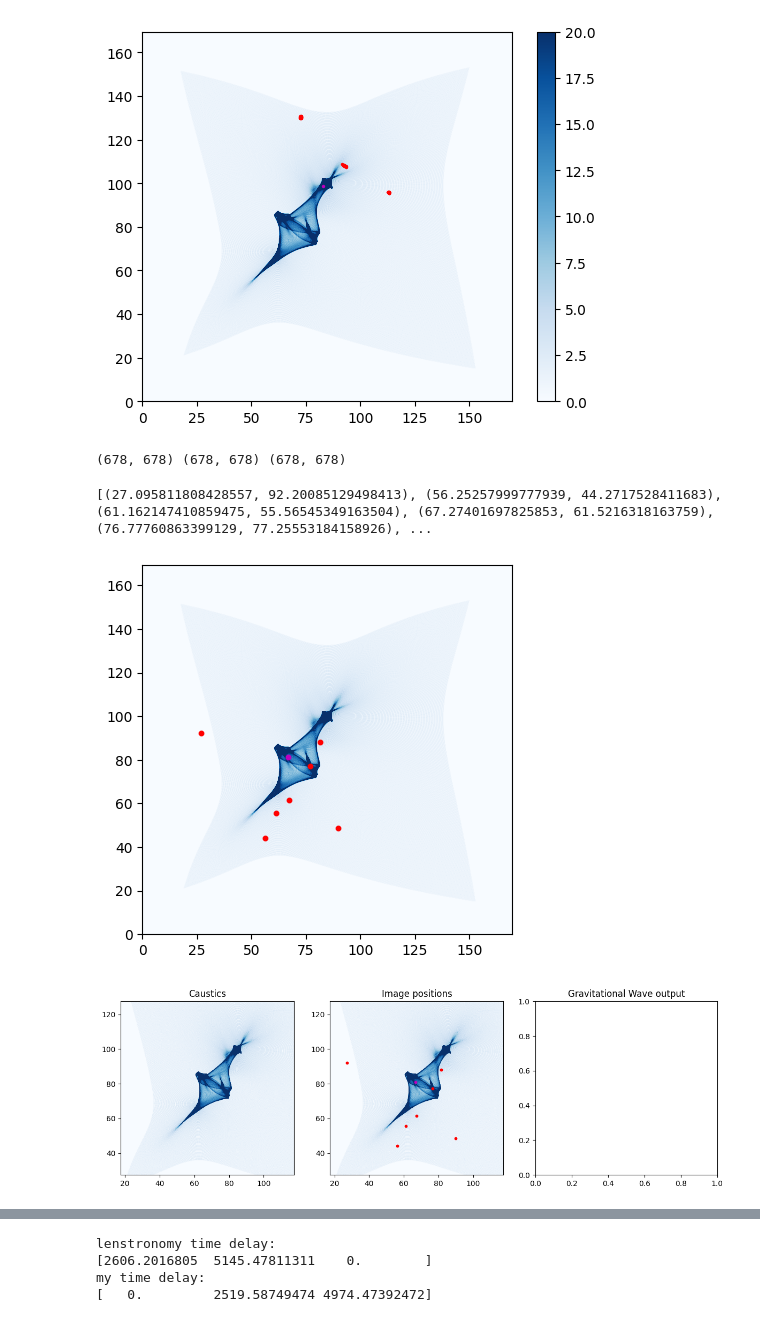
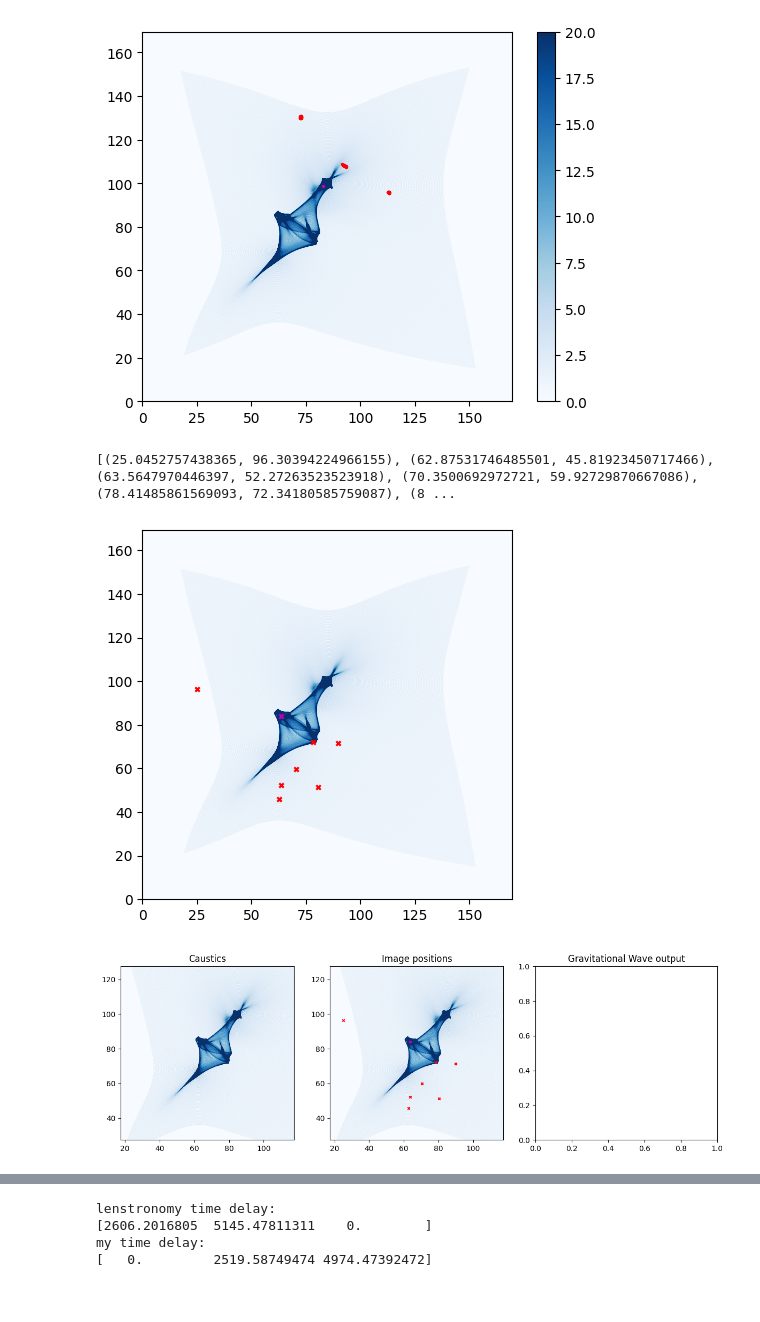
Before and after one commit to diceandcats/SURE-GW-lensing-cont, a Jupyter notebook: Real stuffs/Real_lens.ipynb, the cells around one changed output, grey strips where cells are left out. Saved outputs shown, nothing was run; the diff lists cells and outputs as text; code cells hidden in the pictures.

Commit message:
9/10 generating graph

```diff
--- a/Real stuffs/Real_lens.ipynb
+++ b/Real stuffs/Real_lens.ipynb
@@ -142,21 +142,18 @@ datax_arcsec = hdul_arcsec_x[0].data
 datay_arcsec = hdul_arcsec_y[0].data
 hdul_arcsec_x.close()
 hdul_arcsec_y.close()
-print(datax_arcsec.shape, datay_arcsec.shape, data_psi_arcsec.shape)
 cluster = ClusterLensing(datax_arcsec, datay_arcsec, data_psi_arcsec, 0.5,1.0,pixscale, 678)
-# %% [output]
-(678, 678) (678, 678) (678, 678)
 # %%
-coord = (66.8, 81.1)
+coord = (63.8, 84.1)
 theta = cluster.get_image_positions(coord[0], coord[1])
 print(theta)
 plt.imshow(array_test, cmap='Blues', vmax = 20, extent=[0, size*pixscale, size*pixscale,0 ])
-plt.scatter([i[0] for i in theta], [i[1]for i in theta], c='r', s=10)
-plt.scatter(coord[0], coord[1], c='m', s=10)
+plt.scatter([i[0] for i in theta], [i[1]for i in theta], c='r', s=10, marker='x')
+plt.scatter(coord[0], coord[1], c='m', s=10, marker='x')
 plt.gca().invert_yaxis()
 # %% [output]
-[(27.095811808428557, 92.20085129498413), (56.25257999777939, 44.2717528411683), (61.162147410859475, 55.56545349163504), (67.27401697825853, 61.5216318163759), (76.77760863399129, 77.25553184158926), ...
+[(25.0452757438365, 96.30394224966155), (62.87531746485501, 45.81923450717466), (63.5647970446397, 52.27263523523918), (70.3500692972721, 59.92729870667086), (78.41485861569093, 72.34180585759087), (8 ...
-[figure, old version]
+[figure, new version]
 # %%
 fig, axes = plt.subplots(1, 3, figsize=(12, 4))
 
@@ -171,8 +168,8 @@ axes[0].set_ylim(310*0.25-50,310*0.25+50)
 im2 = axes[1].imshow(array_test, cmap='Blues', vmax = 20, extent=[0, 678* 0.25, 678* 0.25, 0])
 axes[1].invert_yaxis()
 axes[1].set_title('Image positions')
-axes[1].scatter([i[0] for i in theta], [i[1]for i in theta], c='r', s=10)
-axes[1].scatter(coord[0], coord[1], c='m', s=10)
+axes[1].scatter([i[0] for i in theta], [i[1]for i in theta], c='r', s=10, marker='x')
+axes[1].scatter(coord[0], coord[1], c='m', s=10, marker='x')
 
 axes[1].set_xlim(270*0.25-50,270*0.25+50)
 axes[1].set_ylim(310*0.25-50,310*0.25+50)
@@ -182,4 +179,4 @@ axes[2].set_title('Gravitational Wave output')
 plt.tight_layout()
 plt.show()
 # %% [output]
-[figure, old version]
+[figure, new version]
```
Also changed, not shown: parts of 1 cell of this notebook.
